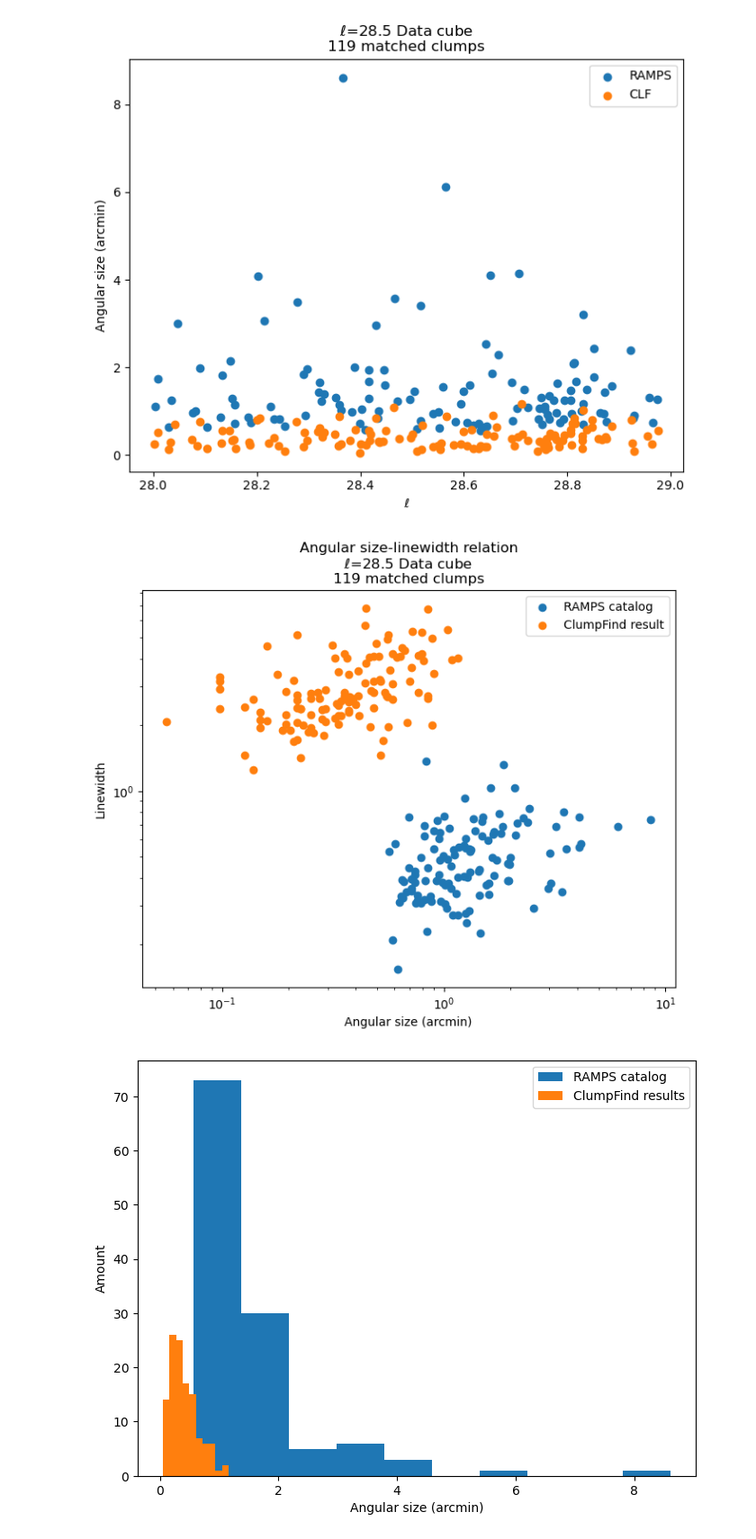
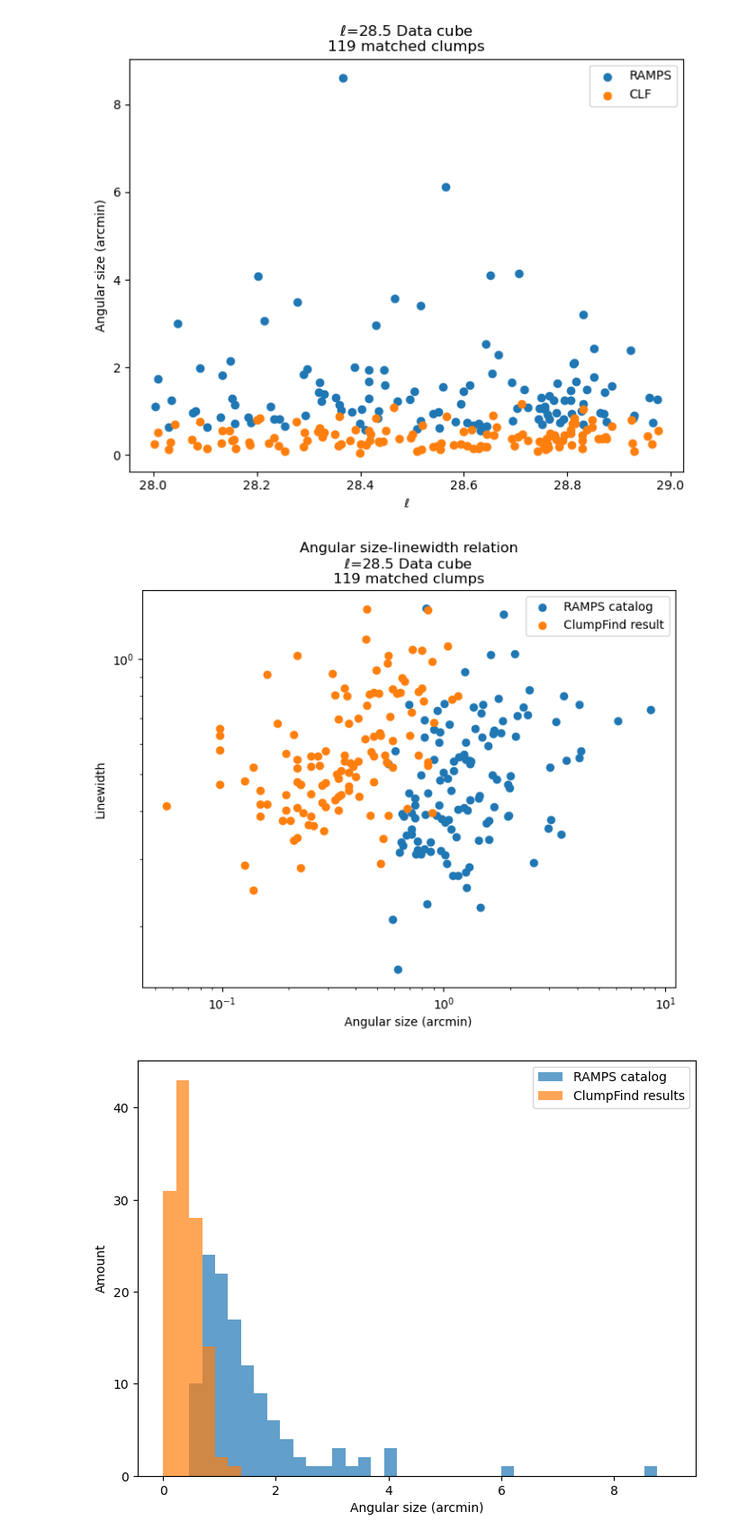
Before and after one commit to harrisonfwest/GBO-REU, a Jupyter notebook: Notebooks/RAMPS_CLF_Crossmatch.ipynb, the cells around one changed output. Shown at 90% size. Saved outputs shown, nothing was run; the diff lists cells and outputs as text; code cells hidden in the pictures.

```diff
--- a/Notebooks/RAMPS_CLF_Crossmatch.ipynb
+++ b/Notebooks/RAMPS_CLF_Crossmatch.ipynb
@@ -18,3 +18,8 @@ v, y, x = Cube.world[:, :, :] # Extract wcs
 x_eff = x.value
 y_eff = y.value
 v_eff = v.value
+
+hdr = Cube.header
+x_channel_width = abs(hdr['CDELT1']) + hdr['CDELT2'] # Pixel size in degrees (channel width of x axis, longitude)
+v_channel_width = hdr['CDELT3'] # Channel width (m/s) (channel width of v axis, velocity)
+v_channel_width /= 1000 # Convert to km/s
@@ -24,6 +35,7 @@ _28_5_data['l'] = np.zeros(shape=len(_28_5_data))
 _28_5_data['b'] = np.zeros(shape=len(_28_5_data))
 _28_5_data['V_LSR'] = np.zeros(shape=len(_28_5_data))
 _28_5_data['ang_size'] = np.zeros(shape= len(_28_5_data))
+_28_5_data['sigma'] = np.zeros(shape= len(_28_5_data))
 
 bound_sky_low = pixel_to_skycoord(max(_28_5_data['x']), min(_28_5_data['y']), Cube.wcs) # Counter-intuitive min/max for l because left = positive
 bound_sky_high = pixel_to_skycoord(min(_28_5_data['x']), max(_28_5_data['y']), Cube.wcs)
@@ -40,9 +52,8 @@ for idx in range(len(_28_5_data)):
     _28_5_data.iat[idx, 12] = b_val
     _28_5_data.iat[idx, 13] = v_eff[_28_5_data.iat[idx,3], _28_5_data.iat[idx, 2], _28_5_data.iat[idx, 1]]
 
-    # Assume pixels in l and b are approximately equally sized
-    pix_ang_size = (high_l - low_l)/Cube.shape[2] # deg/px conversion factor
-    _28_5_data.iat[idx, 14] = _28_5_data.iat[idx, 7] * pix_ang_size * 60 # ang_size in arcmin, as in RAMPS catalog
+    _28_5_data.iat[idx, 14] = _28_5_data.iat[idx, 7] * x_channel_width * 60 # ang_size in arcmin, as in RAMPS catalog
+    _28_5_data.iat[idx, 15] = _28_5_data.iat[idx, 8] * v_channel_width / (2*np.sqrt(2 * np.log(2))) # sigma in km/s, as in RAMPS catalog
 
 _28_5_data = _28_5_data.drop(columns= ['Ncl', 'x', 'y', 'v', 'FWHMx', 'FWHMy', 'Npix', 'R']) # Remove extraneous columns including original pixel values
 _28_5_data
@@ -150,7 +165,7 @@ for idx in range(1, len(clipped_RAMPS_data)):
         clf_ang = _28_5_data.iat[jdx, 6]
 
         if sep < min(r_ang, clf_ang) and sep < best_sep:
-            CLF_row = np.array(_28_5_data.iloc[jdx]).reshape(1, 7)
+            CLF_row = np.array(_28_5_data.iloc[jdx]).reshape(1, 8)
             best_sep = sep
             matched = True
 
@@ -218,7 +233,9 @@ plt.show()
 plt.figure(figsize= (8, 6))
 plt.loglog()
 plt.scatter((RAMPS_match['theta_maj'].astype(float) + RAMPS_match['theta_min'].astype(float))/2, RAMPS_match['sigma'].astype(float), label= 'RAMPS catalog')
-plt.scatter(CLF_match['ang_size'], CLF_match['FWHMv']/(2*np.sqrt(2 * np.log(2))), label= 'ClumpFind result')
+plt.scatter(CLF_match['ang_size'].astype(float), CLF_match['sigma'].astype(float), label= 'ClumpFind result')
+# TODO FWHMv from v px to actual sigma
+
 
 # for i in range(len(RAMPS_match)):
 #     plt.plot([(float(RAMPS_match.iat[i, 0]) + float(RAMPS_match.iat[i, 1])) / 2, list(CLF_match['ang_size'])[i]],
@@ -232,14 +249,16 @@ plt.ylabel('Linewidth')
 plt.legend()
 plt.show()
 # %% [output]
-[figure, old version]
+[figure, new version]
 # %%
+bins= np.linspace(0, 9, 40)
+
 plt.figure(figsize= (8, 6))
-plt.hist((RAMPS_match['theta_maj'].astype(float) + RAMPS_match['theta_min'].astype(float))/2, label= 'RAMPS catalog')
-plt.hist(CLF_match['ang_size'], label = 'ClumpFind results')
+plt.hist((RAMPS_match['theta_maj'].astype(float) + RAMPS_match['theta_min'].astype(float))/2, label= 'RAMPS catalog', bins= bins, alpha=.7)
+plt.hist(CLF_match['ang_size'].astype(float), label = 'ClumpFind results', bins= bins, alpha=.7)
 plt.legend()
 plt.xlabel('Angular size (arcmin)')
 plt.ylabel('Amount')
 plt.show()
 # %% [output]
-[figure, old version]
+[figure, new version]
```
Also changed, not shown: parts of 7 cells of this notebook.
